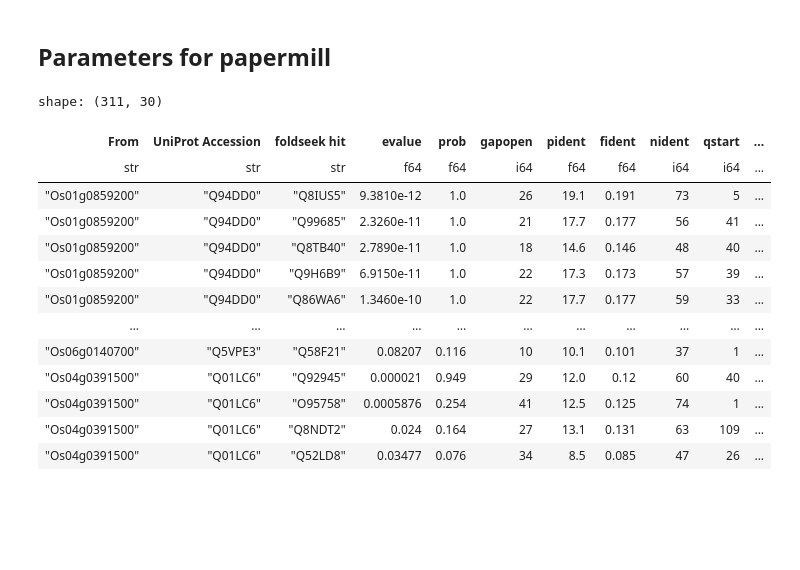
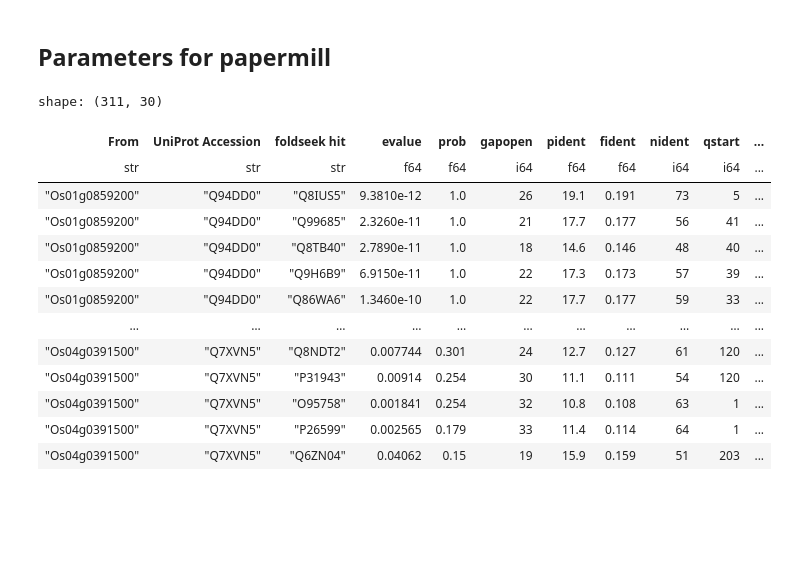
Before and after one commit to yonesora56/plant2human, a Jupyter notebook: notebooks/foldseek_result_parse.ipynb, the cells around one changed output. Cells and saved outputs as stored; diff of their text form; code cells hidden in the pictures.

```diff
--- a/notebooks/foldseek_result_parse.ipynb
+++ b/notebooks/foldseek_result_parse.ipynb
@@ -13,44 +13,47 @@ Execute Date: 250202
 # %% [markdown]
 ## Parameters for papermill
 # %%
-foldseek_result_tsv = pathlib.Path("../test/oryza_sativa_test/foldseek_os_random_9606.tsv")
-query_uniprot_idmapping_tsv = pathlib.Path("../test/oryza_sativa_test/rice_random_gene_idmapping_all.tsv")
-water_result_dir_path = pathlib.Path("../test/oryza_sativa_test/result_water")
-needle_result_dir_path = pathlib.Path("../test/oryza_sativa_test/result_needle")
-query_gene_list_tsv_path = pathlib.Path("../test/oryza_sativa_test/rice_random_gene_idmapping_all.tsv")
-togoid_convert_tsv_path = pathlib.Path("../test/oryza_sativa_test/foldseek_hit_species_togoid_convert.tsv")
+foldseek_result_tsv = pathlib.Path("../test/oryza_sativa_test_202509/foldseek_os_random_9606.tsv")
+query_uniprot_idmapping_tsv = pathlib.Path("../test/oryza_sativa_test_202509/rice_random_gene_idmapping_all.tsv")
+water_result_dir_path = pathlib.Path("../test/oryza_sativa_test_202509/result_water")
+needle_result_dir_path = pathlib.Path("../test/oryza_sativa_test_202509/result_needle")
+query_gene_list_tsv_path = pathlib.Path("../test/oryza_sativa_test_202509/oryza_sativa_random_gene_list.tsv")
+togoid_convert_tsv_path = pathlib.Path("../test/oryza_sativa_test_202509/foldseek_hit_species_togoid_convert.tsv")
 # %%
 foldseek_result_df = pl.read_csv(
     foldseek_result_tsv,
     separator='\t'
+).with_columns(
+    (pl.col("UniProt Accession").str.extract(r"AF-(.*?)-F1", 1).alias("UniProt Accession")), # "?" means non-greedy
+    (pl.col("foldseek hit").str.extract(r"AF-(.*?)-F1", 1).alias("foldseek hit"))
 )
 
 foldseek_result = pl.read_csv(
     query_uniprot_idmapping_tsv, # query idmapping
     separator='\t'
 ).join(
     foldseek_result_df,
     on="UniProt Accession",
     how="inner",
     coalesce=True
 )
 
 display(foldseek_result)
 # %% [output]
 shape: (311, 30)
 | From | UniProt Accession | foldseek hit | evalue | prob | gapopen | pident | fident | nident | qstart | ... |
 | str | str | str | f64 | f64 | i64 | f64 | f64 | i64 | i64 | ... |
 | "Os01g0859200" | "Q94DD0" | "Q8IUS5" | 9.3810e-12 | 1.0 | 26 | 19.1 | 0.191 | 73 | 5 | ... |
 | "Os01g0859200" | "Q94DD0" | "Q99685" | 2.3260e-11 | 1.0 | 21 | 17.7 | 0.177 | 56 | 41 | ... |
 | "Os01g0859200" | "Q94DD0" | "Q8TB40" | 2.7890e-11 | 1.0 | 18 | 14.6 | 0.146 | 48 | 40 | ... |
 | "Os01g0859200" | "Q94DD0" | "Q9H6B9" | 6.9150e-11 | 1.0 | 22 | 17.3 | 0.173 | 57 | 39 | ... |
 | "Os01g0859200" | "Q94DD0" | "Q86WA6" | 1.3460e-10 | 1.0 | 22 | 17.7 | 0.177 | 59 | 33 | ... |
 | … | … | … | … | … | … | … | … | … | … | ... |
-| "Os06g0140700" | "Q5VPE3" | "Q58F21" | 0.08207 | 0.116 | 10 | 10.1 | 0.101 | 37 | 1 | ... |
-| "Os04g0391500" | "Q01LC6" | "Q92945" | 0.000021 | 0.949 | 29 | 12.0 | 0.12 | 60 | 40 | ... |
-| "Os04g0391500" | "Q01LC6" | "O95758" | 0.0005876 | 0.254 | 41 | 12.5 | 0.125 | 74 | 1 | ... |
-| "Os04g0391500" | "Q01LC6" | "Q8NDT2" | 0.024 | 0.164 | 27 | 13.1 | 0.131 | 63 | 109 | ... |
-| "Os04g0391500" | "Q01LC6" | "Q52LD8" | 0.03477 | 0.076 | 34 | 8.5 | 0.085 | 47 | 26 | ... |
+| "Os04g0391500" | "Q7XVN5" | "Q8NDT2" | 0.007744 | 0.301 | 24 | 12.7 | 0.127 | 61 | 120 | ... |
+| "Os04g0391500" | "Q7XVN5" | "P31943" | 0.00914 | 0.254 | 30 | 11.1 | 0.111 | 54 | 120 | ... |
+| "Os04g0391500" | "Q7XVN5" | "O95758" | 0.001841 | 0.254 | 32 | 10.8 | 0.108 | 63 | 1 | ... |
+| "Os04g0391500" | "Q7XVN5" | "P26599" | 0.002565 | 0.179 | 33 | 11.4 | 0.114 | 64 | 1 | ... |
+| "Os04g0391500" | "Q7XVN5" | "Q6ZN04" | 0.04062 | 0.15 | 19 | 15.9 | 0.159 | 51 | 203 | ... |
 # %% [markdown]
 &nbsp;
 
```
Also changed, not shown: parts of 41 cells of this notebook, 3 other files.
